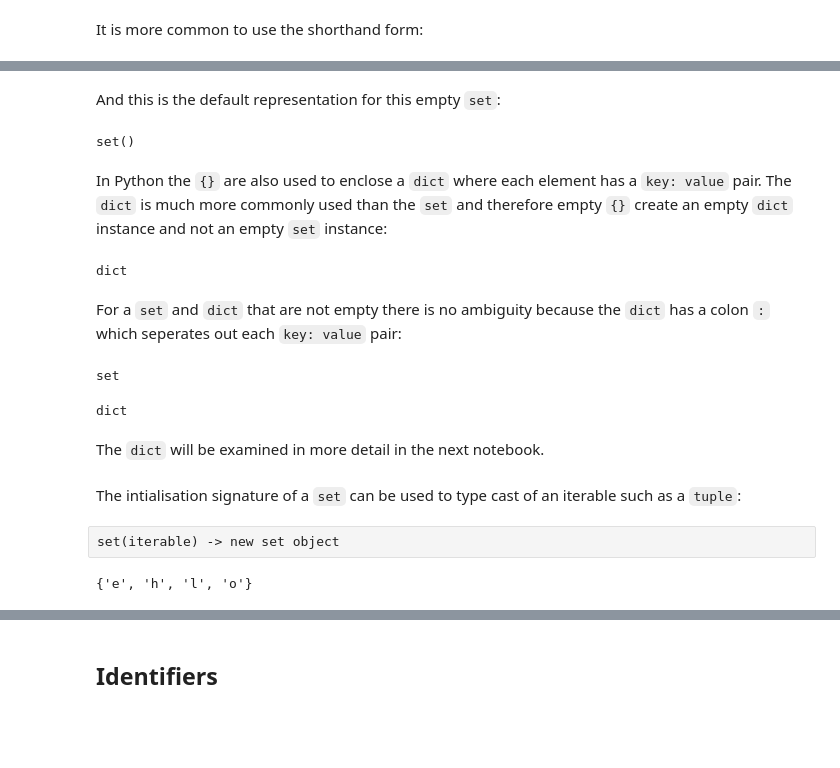
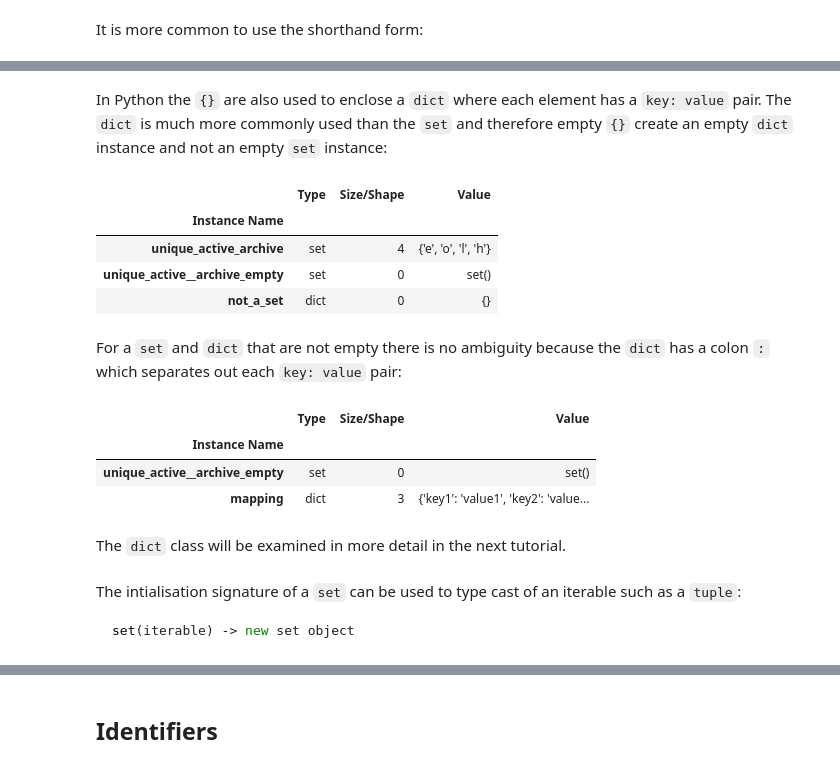
Before and after one commit to PhilipYip1988/python-notebooks, a Jupyter notebook: builtins_module_set/notebook.ipynb, the cells around one changed output, grey strips where cells are left out. Saved outputs shown, nothing was run; the diff lists cells and outputs as text; code cells hidden in the pictures; blank space fills up the shorter version.

````diff
--- a/builtins_module_set/notebook.ipynb
+++ b/builtins_module_set/notebook.ipynb
@@ -54,17 +58,15 @@ set
-# %% [markdown]
-And this is the default representation for this empty ```set```:
-# %%
-unique_active_empty
-# %% [output]
-set()
 # %% [markdown]
 In Python the ```{}``` are also used to enclose a ```dict``` where each element has a ```key: value``` pair. The ```dict``` is much more commonly used than the ```set``` and therefore empty ```{}``` create an empty ```dict``` instance and not an empty ```set``` instance:
 # %%
 not_a_set = {}
-# %%
-type(not_a_set)
-# %% [output]
-dict
+# %%
+variables()
+# %% [output]
+|  | Type | Size/Shape | Value |
+| Instance Name |  |  |  |
+| unique_active_archive | set | 4 | {'e', 'o', 'l', 'h'} |
+| unique_active__archive_empty | set | 0 | set() |
+| not_a_set | dict | 0 | {} |
 # %% [markdown]
-For a ```set``` and ```dict``` that are not empty there is no ambiguity because the ```dict``` has a colon ```:``` which seperates out each ```key: value``` pair:
+For a ```set``` and ```dict``` that are not empty there is no ambiguity because the ```dict``` has a colon ```:``` which separates out each ```key: value``` pair:
 # %%
@@ -72,17 +74,19 @@ unique_active = {'value1', 'value2', 'value3'}
 # %%
 mapping = {'key1': 'value1', 'key2': 'value2', 'key3': 'value3'}
-# %%
-type(unique_active)
-# %% [output]
-set
-# %%
-type(mapping)
-# %% [output]
-dict
+# %%
+del unique_active_archive, not_a_set
+variables()
+# %% [output]
+|  | Type | Size/Shape | Value |
+| Instance Name |  |  |  |
+| unique_active__archive_empty | set | 0 | set() |
+| mapping | dict | 3 | {'key1': 'value1', 'key2': 'value... |
 # %% [markdown]
-The ```dict``` will be examined in more detail in the next notebook.
+The ```dict``` class will be examined in more detail in the next tutorial.
 # %% [markdown]
 The intialisation signature of a ```set``` can be used to type cast of an iterable such as a ```tuple```:
+
+```python
+set(iterable) -> new set object
+```
-# %% [raw]
-set(iterable) -> new set object
 # %%
@@ -90,4 +93,0 @@ unique_active = set('hello')
-# %%
-unique_active
-# %% [output]
-{'e', 'h', 'l', 'o'}
````
Also changed, not shown: parts of 83 cells of this notebook, 11 other files.
